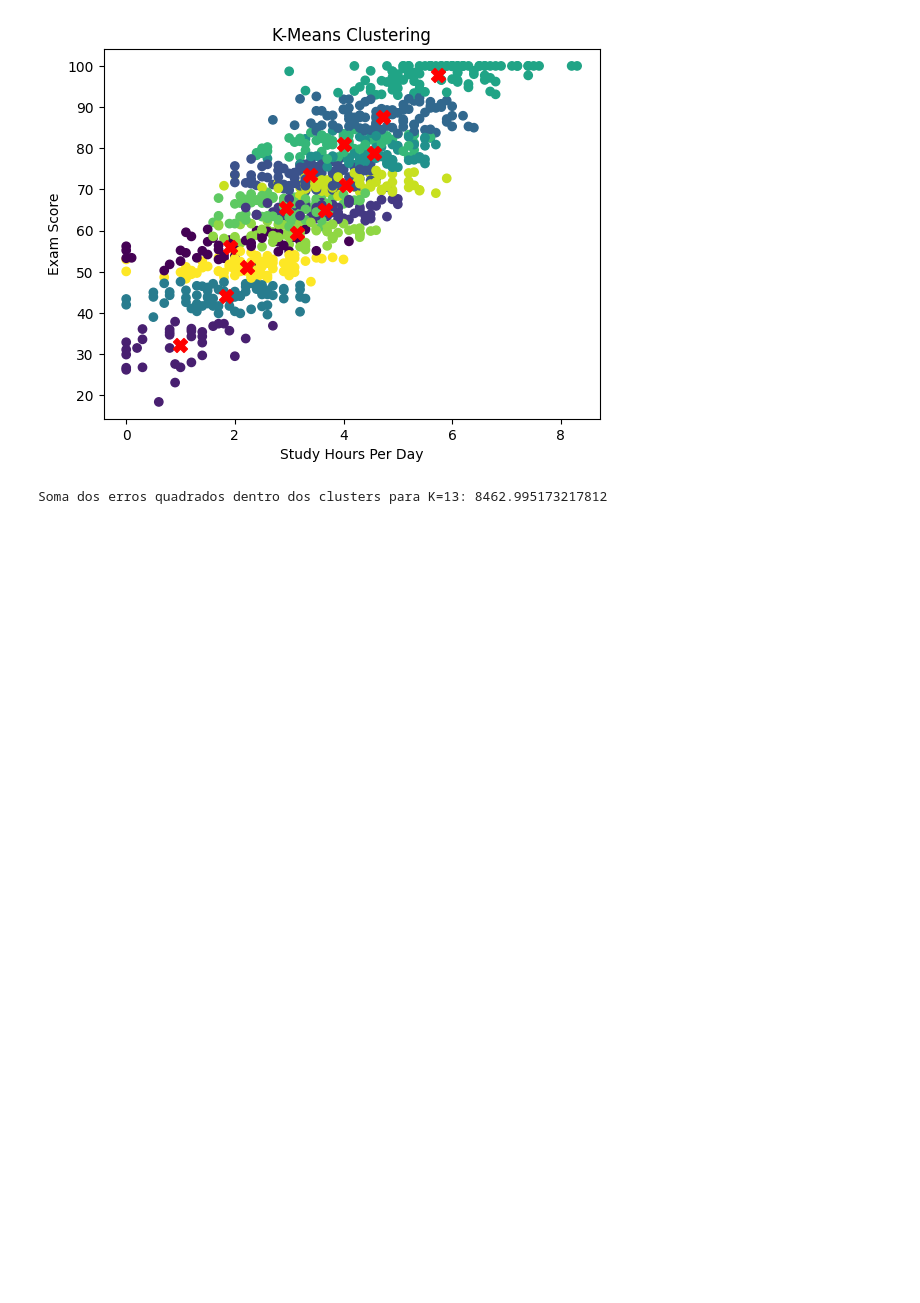
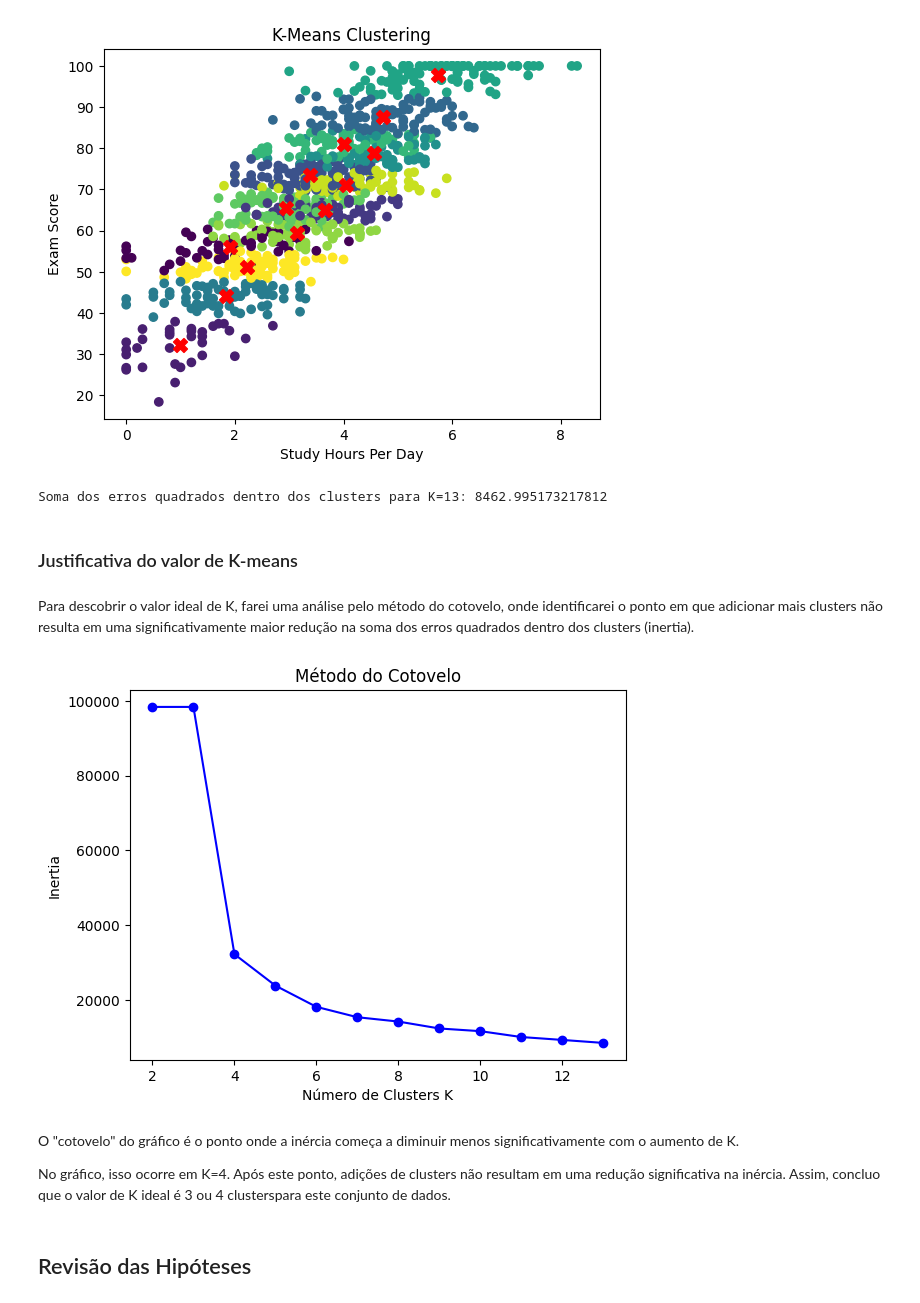
Before and after one commit to halycia/Treinamento-CIS---2-Periodo-Clusterizacao, a Jupyter notebook: Treinamento_CIS_2º_Período_(Clusterização).ipynb, the cells around one changed output. Drawn from its saved outputs; the diff is of its cells as text; code cells hidden in the pictures; blank space fills up the shorter version.

```diff
--- a/Treinamento_CIS_2º_Período_(Clusterização).ipynb
+++ b/Treinamento_CIS_2º_Período_(Clusterização).ipynb
@@ -519,6 +528,7 @@ visualizar_kmeans(features, labels, centroids)
 
 # Calcular a soma dos erros quadrados dentro dos clusters
 inertia = calculate_inertia(features, centroids, labels)
+list_inercia.append(inertia)
 print(f"Soma dos erros quadrados dentro dos clusters para K={k}: {inertia}")
 # %% [output]
 [figure]
@@ -540,6 +550,7 @@ visualizar_kmeans(features, labels, centroids)
 
 # Calcular a soma dos erros quadrados dentro dos clusters
 inertia = calculate_inertia(features, centroids, labels)
+list_inercia.append(inertia)
 print(f"Soma dos erros quadrados dentro dos clusters para K={k}: {inertia}")
 # %% [output]
 [figure]
@@ -561,6 +572,7 @@ visualizar_kmeans(features, labels, centroids)
 
 # Calcular a soma dos erros quadrados dentro dos clusters
 inertia = calculate_inertia(features, centroids, labels)
+list_inercia.append(inertia)
 print(f"Soma dos erros quadrados dentro dos clusters para K={k}: {inertia}")
 # %% [output]
 [figure]
@@ -582,7 +594,29 @@ visualizar_kmeans(features, labels, centroids)
 
 # Calcular a soma dos erros quadrados dentro dos clusters
 inertia = calculate_inertia(features, centroids, labels)
+list_inercia.append(inertia)
 print(f"Soma dos erros quadrados dentro dos clusters para K={k}: {inertia}")
 # %% [output]
 [figure]
 Soma dos erros quadrados dentro dos clusters para K=13: 8462.995173217812
+# %% [markdown]
+### Justificativa do valor de K-means
+# %% [markdown]
+Para descobrir o valor ideal de K, farei uma análise pelo método do cotovelo, onde identificarei o ponto em que adicionar mais clusters não resulta em uma significativamente maior redução na soma dos erros quadrados dentro dos clusters (inertia).
+# %%
+K_range = range(2, 14)
+
+# Visualizar o gráfico do cotovelo
+plt.plot(K_range, list_inercia, 'bo-')
+plt.xlabel('Número de Clusters K')
+plt.ylabel('Inertia')
+plt.title('Método do Cotovelo')
+plt.show()
+# %% [output]
+[figure, added]
+# %% [markdown]
+O "cotovelo" do gráfico é o ponto onde a inércia começa a diminuir menos significativamente com o aumento de K.
+
+No gráfico, isso ocorre em K=4. Após este ponto, adições de clusters não resultam em uma redução significativa na inércia. Assim, concluo que o valor de K ideal é 3 ou 4 clusterspara este conjunto de dados.
+# %% [markdown]
+## Revisão das Hipóteses
```
Also changed, not shown: parts of 15 cells of this notebook.
